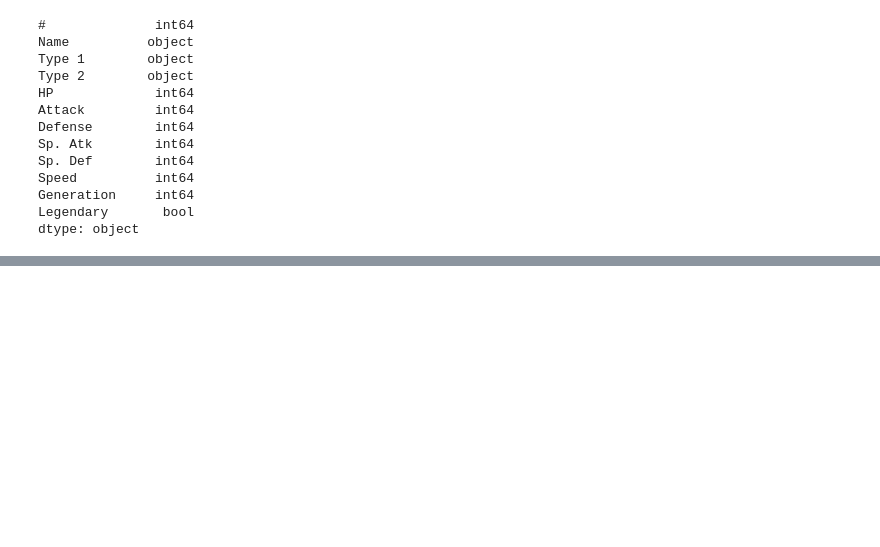
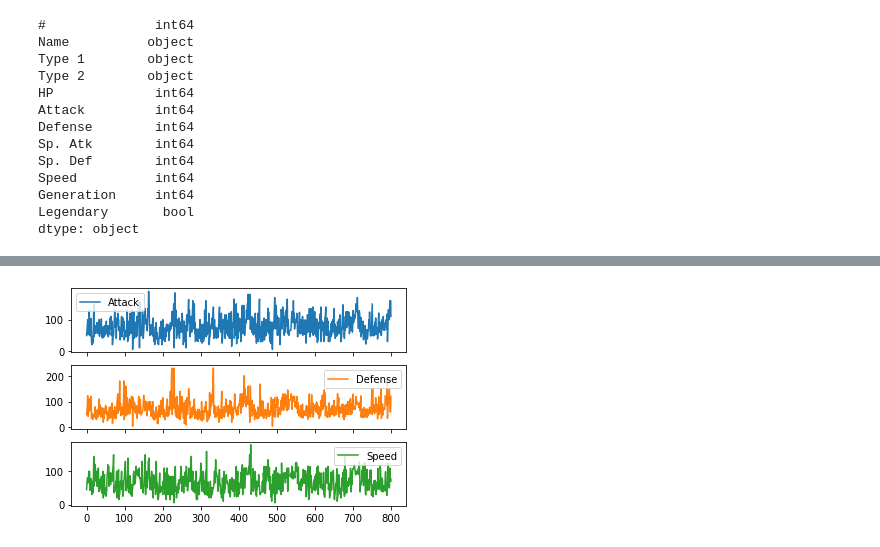
Before and after one commit to nortonlyr/MachineLearningExercises, a Jupyter notebook: Data_Science/Data ScienceTutorial for Beginners.ipynb, the cells around one changed output, grey strips where cells are left out. Drawn from its saved outputs; the diff is of its cells as text; code cells hidden in the pictures; blank space fills up the shorter version.

```diff
--- a/Data_Science/Data ScienceTutorial for Beginners.ipynb
+++ b/Data_Science/Data ScienceTutorial for Beginners.ipynb
@@ -770,0 +771,6 @@ data1.plot()
+# %%
+# subplots
+data1.plot(subplots = True)
+plt.show()
+# %% [output]
+[figure, added]
```
Also changed, not shown: parts of 24 cells of this notebook.
